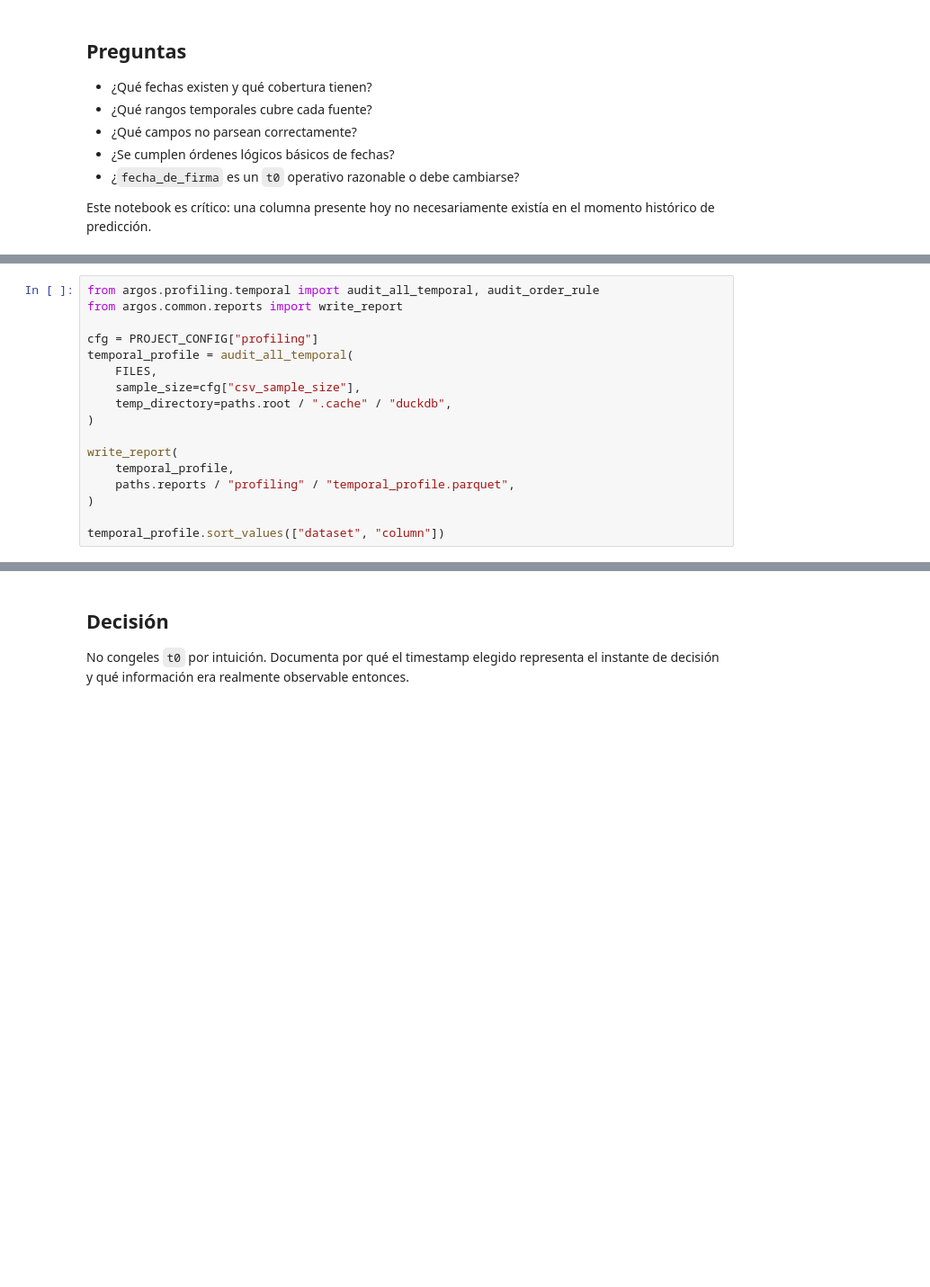
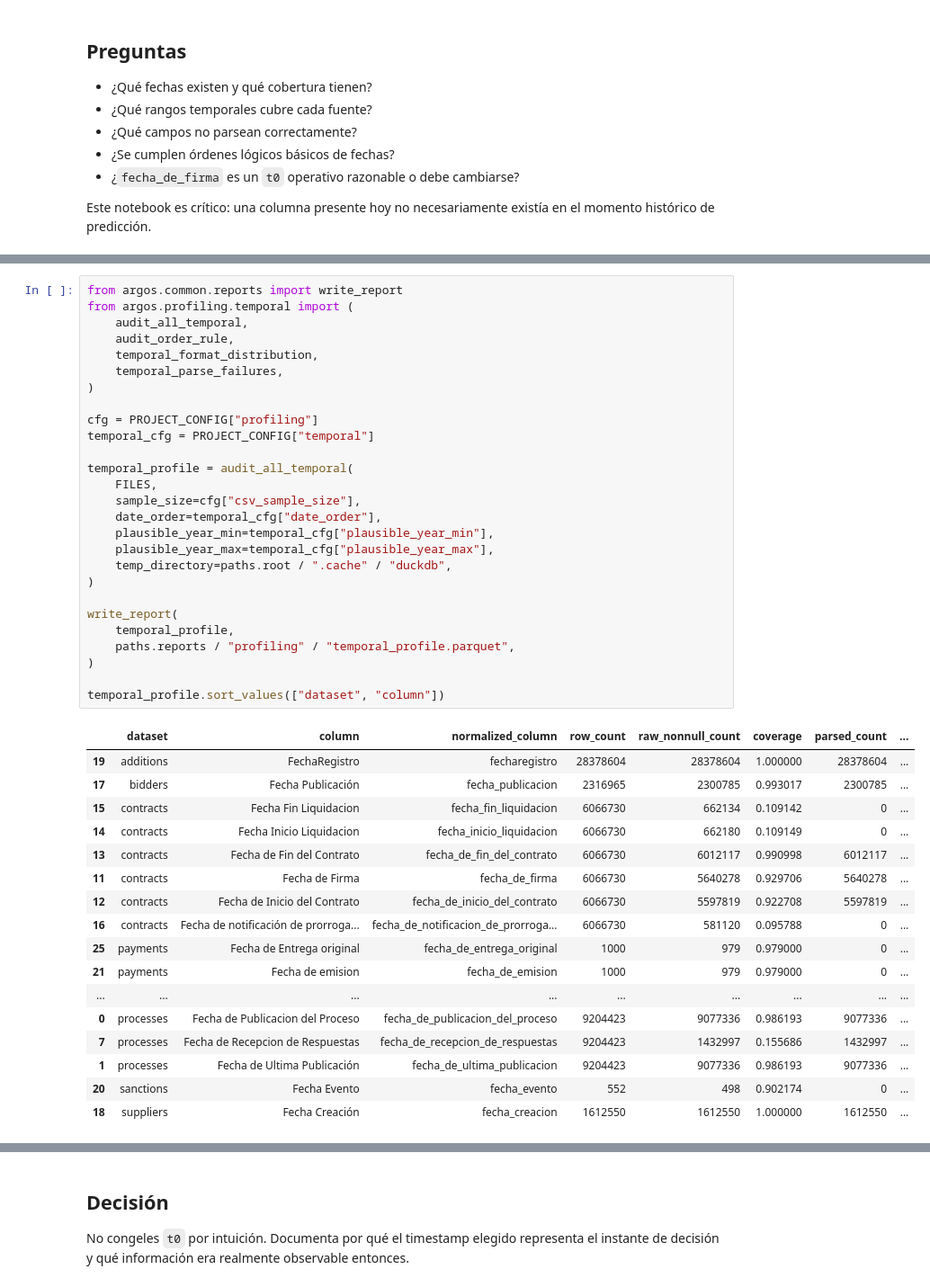
Before and after one commit to IngenieroJosser/argos-data-science, a Jupyter notebook: notebooks/04_temporal_audit.ipynb, the cells around one changed output, grey strips where cells are left out. Shown at 90% size. Drawn from its saved outputs; the diff is of its cells as text; blank space fills up the shorter version.

```diff
--- a/notebooks/04_temporal_audit.ipynb
+++ b/notebooks/04_temporal_audit.ipynb
@@ -37,18 +45,46 @@ pd.set_option("display.max_colwidth", 120)
 # %%
-from argos.profiling.temporal import audit_all_temporal, audit_order_rule
 from argos.common.reports import write_report
+from argos.profiling.temporal import (
+    audit_all_temporal,
+    audit_order_rule,
+    temporal_format_distribution,
+    temporal_parse_failures,
+)
 
 cfg = PROJECT_CONFIG["profiling"]
+temporal_cfg = PROJECT_CONFIG["temporal"]
+
 temporal_profile = audit_all_temporal(
     FILES,
     sample_size=cfg["csv_sample_size"],
+    date_order=temporal_cfg["date_order"],
+    plausible_year_min=temporal_cfg["plausible_year_min"],
+    plausible_year_max=temporal_cfg["plausible_year_max"],
     temp_directory=paths.root / ".cache" / "duckdb",
 )
 
 write_report(
     temporal_profile,
     paths.reports / "profiling" / "temporal_profile.parquet",
 )
 
 temporal_profile.sort_values(["dataset", "column"])
+# %% [output]
+|  | dataset | column | normalized_column | row_count | raw_nonnull_count | coverage | parsed_count | ... |
+| 19 | additions | FechaRegistro | fecharegistro | 28378604 | 28378604 | 1.000000 | 28378604 | ... |
+| 17 | bidders | Fecha Publicación | fecha_publicacion | 2316965 | 2300785 | 0.993017 | 2300785 | ... |
+| 15 | contracts | Fecha Fin Liquidacion | fecha_fin_liquidacion | 6066730 | 662134 | 0.109142 | 0 | ... |
+| 14 | contracts | Fecha Inicio Liquidacion | fecha_inicio_liquidacion | 6066730 | 662180 | 0.109149 | 0 | ... |
+| 13 | contracts | Fecha de Fin del Contrato | fecha_de_fin_del_contrato | 6066730 | 6012117 | 0.990998 | 6012117 | ... |
+| 11 | contracts | Fecha de Firma | fecha_de_firma | 6066730 | 5640278 | 0.929706 | 5640278 | ... |
+| 12 | contracts | Fecha de Inicio del Contrato | fecha_de_inicio_del_contrato | 6066730 | 5597819 | 0.922708 | 5597819 | ... |
+| 16 | contracts | Fecha de notificación de prorroga... | fecha_de_notificacion_de_prorroga... | 6066730 | 581120 | 0.095788 | 0 | ... |
+| 25 | payments | Fecha de Entrega original | fecha_de_entrega_original | 1000 | 979 | 0.979000 | 0 | ... |
+| 21 | payments | Fecha de emision | fecha_de_emision | 1000 | 979 | 0.979000 | 0 | ... |
+| ... | ... | ... | ... | ... | ... | ... | ... | ... |
+| 0 | processes | Fecha de Publicacion del Proceso | fecha_de_publicacion_del_proceso | 9204423 | 9077336 | 0.986193 | 9077336 | ... |
+| 7 | processes | Fecha de Recepcion de Respuestas | fecha_de_recepcion_de_respuestas | 9204423 | 1432997 | 0.155686 | 1432997 | ... |
+| 1 | processes | Fecha de Ultima Publicación | fecha_de_ultima_publicacion | 9204423 | 9077336 | 0.986193 | 9077336 | ... |
+| 20 | sanctions | Fecha Evento | fecha_evento | 552 | 498 | 0.902174 | 0 | ... |
+| 18 | suppliers | Fecha Creación | fecha_creacion | 1612550 | 1612550 | 1.000000 | 1612550 | ... |
 # %%
```
Also changed, not shown: parts of 6 cells of this notebook, 43 other files.
